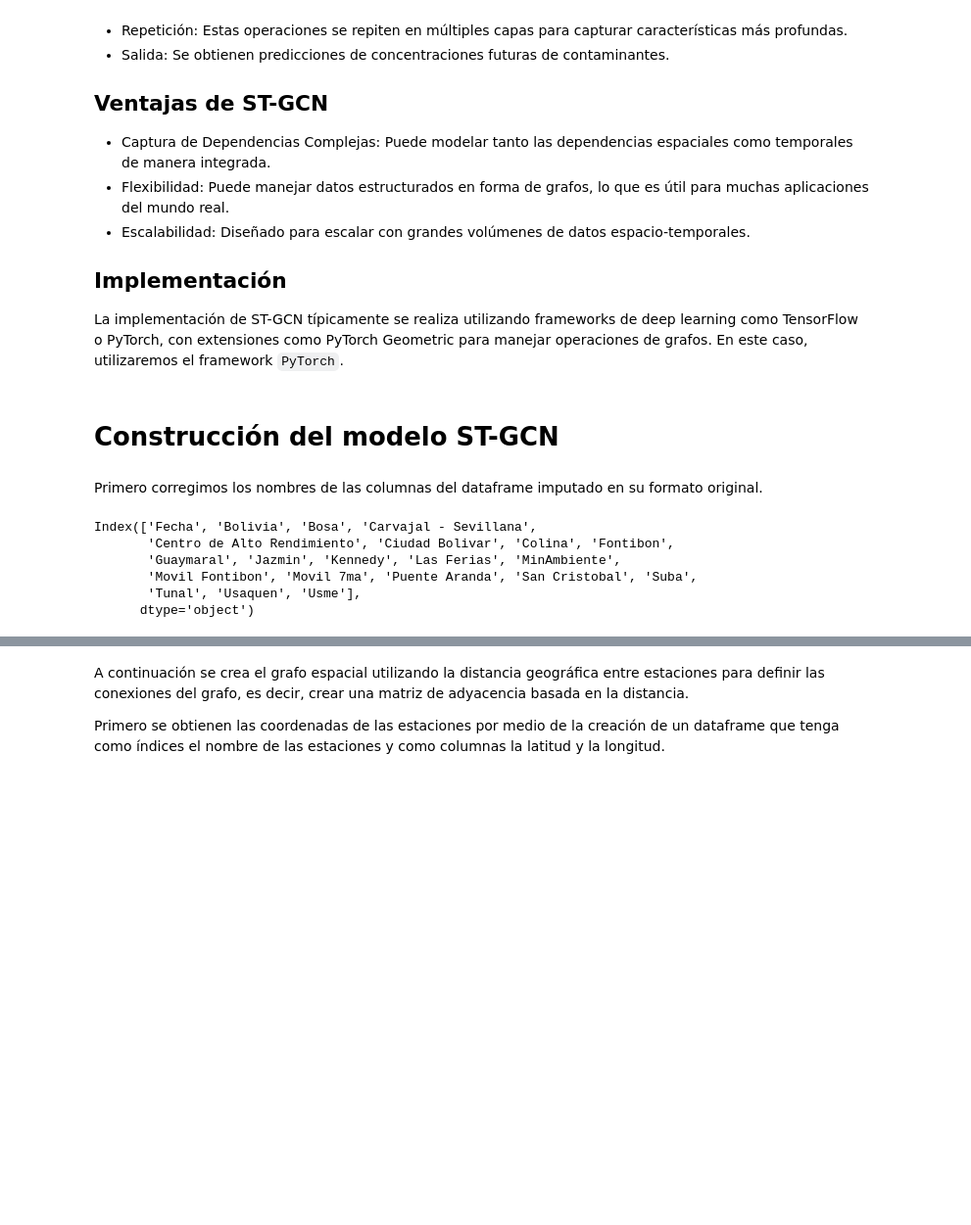
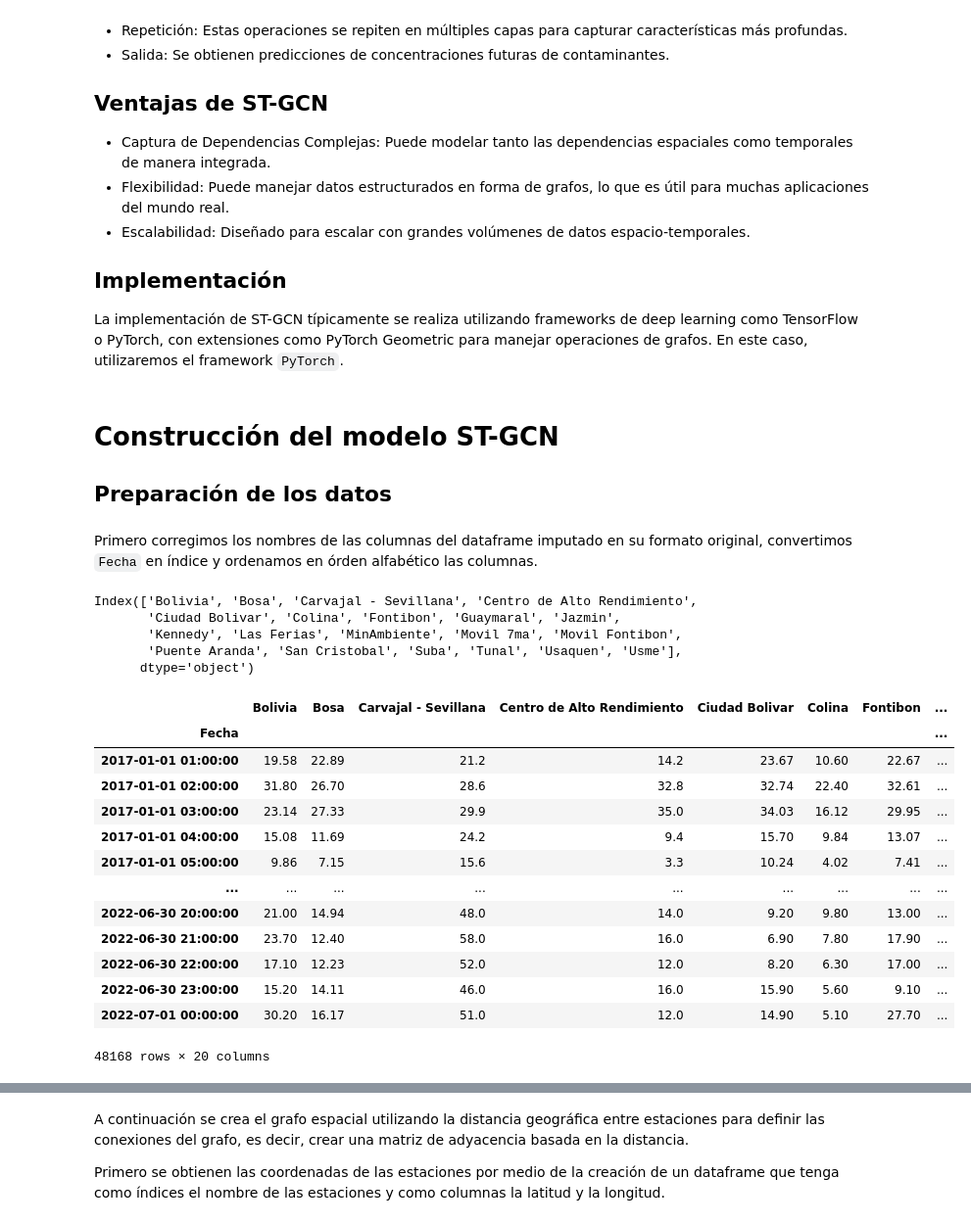
Before and after one commit to Gersonyeye/IAV2-55-final-project, a Jupyter notebook: notebooks/main.ipynb, the cells around one changed output, grey strips where cells are left out. Shown at 98% size. Saved outputs shown, nothing was run; the diff lists cells and outputs as text; code cells hidden in the pictures; blank space fills up the shorter version.

```diff
--- a/notebooks/main.ipynb
+++ b/notebooks/main.ipynb
@@ -684,15 +684,35 @@ Ejemplo Simplificado de Flujo de ST-GCN
 La implementación de ST-GCN típicamente se realiza utilizando frameworks de deep learning como TensorFlow o PyTorch, con extensiones como PyTorch Geometric para manejar operaciones de grafos. En este caso, utilizaremos el framework `PyTorch`.
 # %% [markdown]
 # Construcción del modelo ST-GCN
+
+## Preparación de los datos
 # %% [markdown]
-Primero corregimos los nombres de las columnas del dataframe imputado en su formato original.
+Primero corregimos los nombres de las columnas del dataframe imputado en su formato original, convertimos `Fecha` en índice y ordenamos en órden alfabético las columnas.
 # %%
 df_imputado.columns = df.columns
+df_imputado.set_index('Fecha', inplace= True)
+df_imputado = df_imputado.sort_index(axis= 1)
 df_imputado.columns
 # %% [output]
-Index(['Fecha', 'Bolivia', 'Bosa', 'Carvajal - Sevillana',
-       'Centro de Alto Rendimiento', 'Ciudad Bolivar', 'Colina', 'Fontibon',
-       'Guaymaral', 'Jazmin', 'Kennedy', 'Las Ferias', 'MinAmbiente',
-       'Movil Fontibon', 'Movil 7ma', 'Puente Aranda', 'San Cristobal', 'Suba',
-       'Tunal', 'Usaquen', 'Usme'],
+Index(['Bolivia', 'Bosa', 'Carvajal - Sevillana', 'Centro de Alto Rendimiento',
+       'Ciudad Bolivar', 'Colina', 'Fontibon', 'Guaymaral', 'Jazmin',
+       'Kennedy', 'Las Ferias', 'MinAmbiente', 'Movil 7ma', 'Movil Fontibon',
+       'Puente Aranda', 'San Cristobal', 'Suba', 'Tunal', 'Usaquen', 'Usme'],
       dtype='object')
+# %%
+df_imputado
+# %% [output]
+|  | Bolivia | Bosa | Carvajal - Sevillana | Centro de Alto Rendimiento | Ciudad Bolivar | Colina | Fontibon | ... |
+| Fecha |  |  |  |  |  |  |  | ... |
+| 2017-01-01 01:00:00 | 19.58 | 22.89 | 21.2 | 14.2 | 23.67 | 10.60 | 22.67 | ... |
+| 2017-01-01 02:00:00 | 31.80 | 26.70 | 28.6 | 32.8 | 32.74 | 22.40 | 32.61 | ... |
+| 2017-01-01 03:00:00 | 23.14 | 27.33 | 29.9 | 35.0 | 34.03 | 16.12 | 29.95 | ... |
+| 2017-01-01 04:00:00 | 15.08 | 11.69 | 24.2 | 9.4 | 15.70 | 9.84 | 13.07 | ... |
+| 2017-01-01 05:00:00 | 9.86 | 7.15 | 15.6 | 3.3 | 10.24 | 4.02 | 7.41 | ... |
+| ... | ... | ... | ... | ... | ... | ... | ... | ... |
+| 2022-06-30 20:00:00 | 21.00 | 14.94 | 48.0 | 14.0 | 9.20 | 9.80 | 13.00 | ... |
+| 2022-06-30 21:00:00 | 23.70 | 12.40 | 58.0 | 16.0 | 6.90 | 7.80 | 17.90 | ... |
+| 2022-06-30 22:00:00 | 17.10 | 12.23 | 52.0 | 12.0 | 8.20 | 6.30 | 17.00 | ... |
+| 2022-06-30 23:00:00 | 15.20 | 14.11 | 46.0 | 16.0 | 15.90 | 5.60 | 9.10 | ... |
+| 2022-07-01 00:00:00 | 30.20 | 16.17 | 51.0 | 12.0 | 14.90 | 5.10 | 27.70 | ... |
+48168 rows × 20 columns
```
Also changed, not shown: parts of 15 cells of this notebook.
